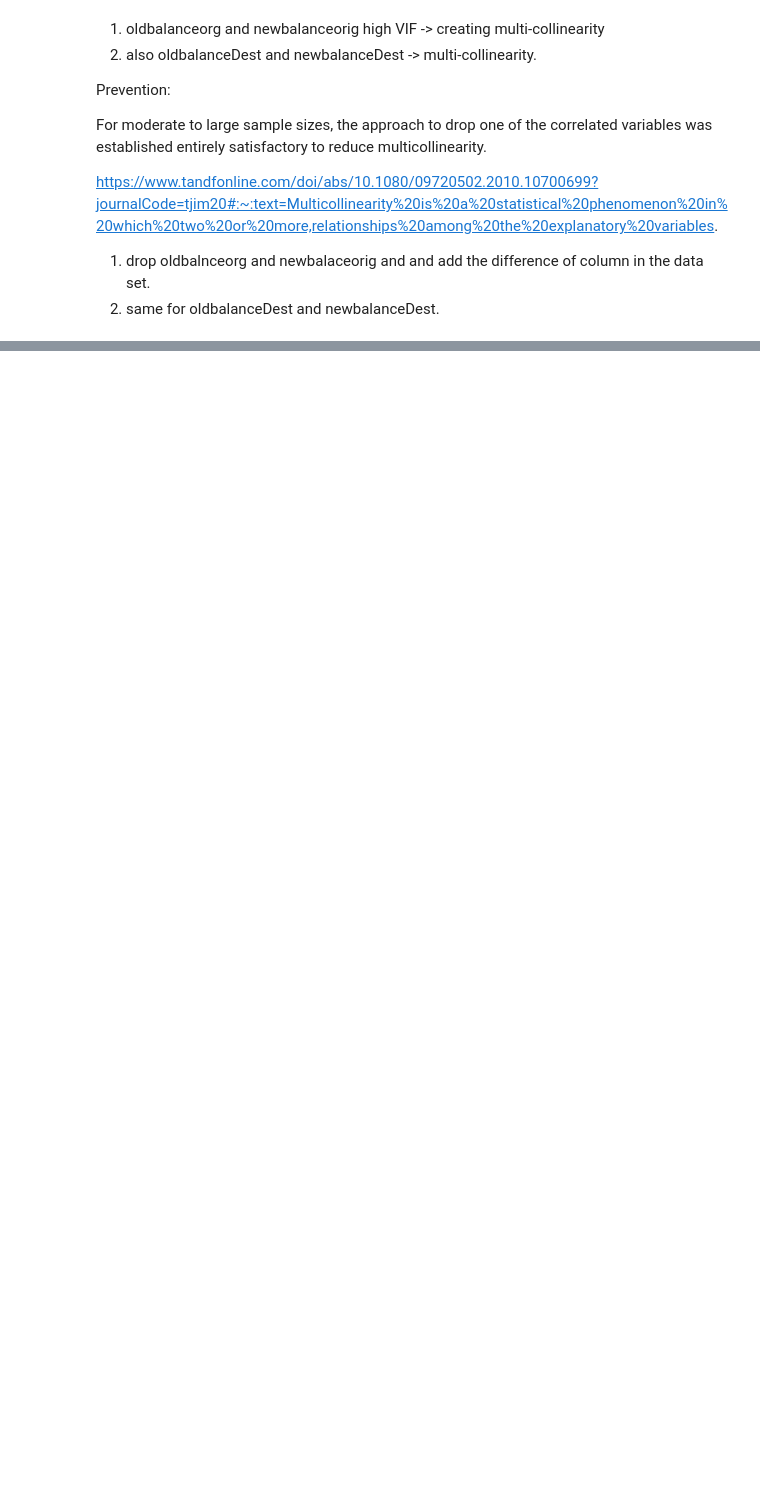
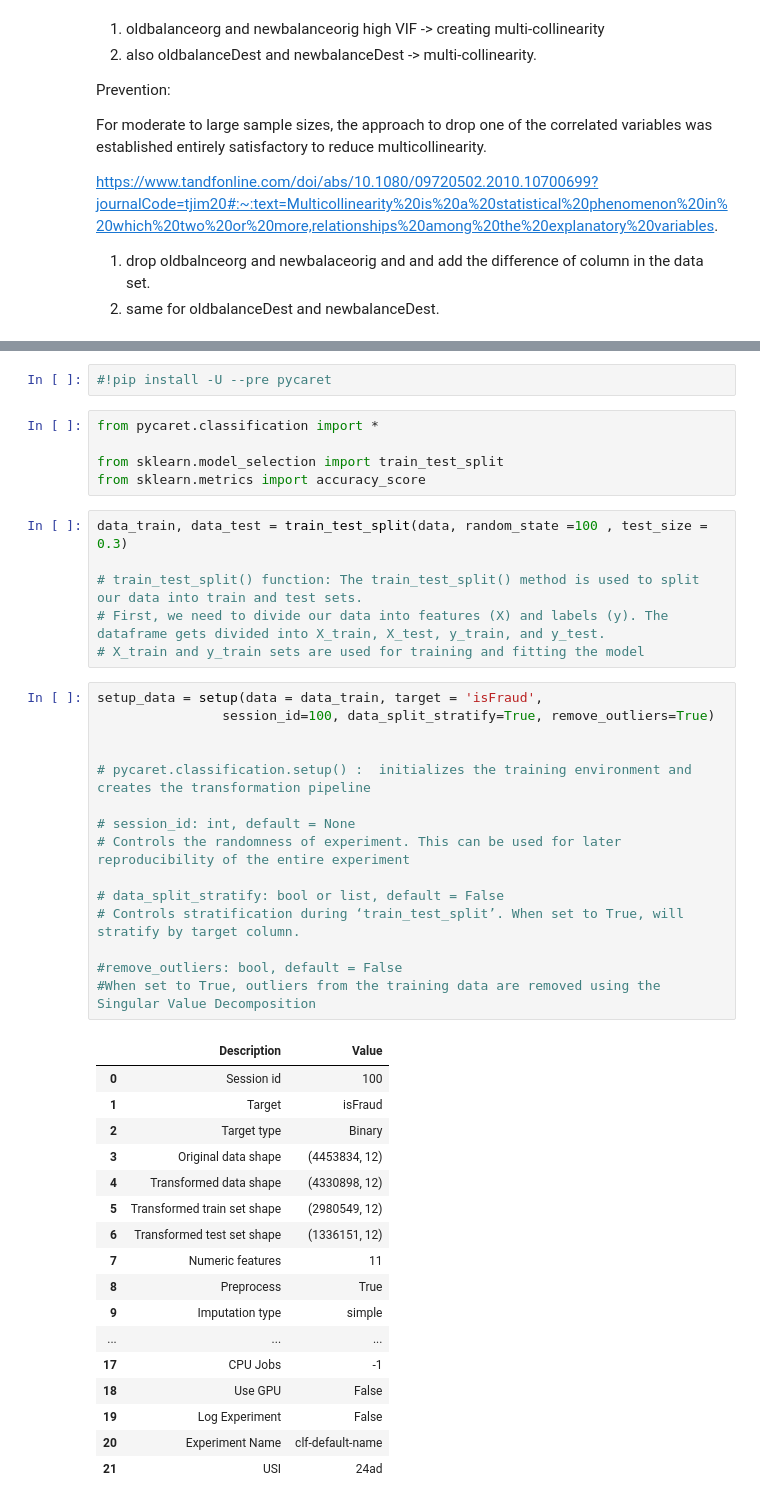
Before and after one commit to TitoTamburini/FDS_Final_Project, a Jupyter notebook: main_last_FDS.ipynb, the cells around one changed output, grey strips where cells are left out. Cells and saved outputs as stored; diff of their text form; blank space fills up the shorter version.

```diff
--- a/main_last_FDS.ipynb
+++ b/main_last_FDS.ipynb
@@ -291,0 +419,46 @@ https://www.tandfonline.com/doi/abs/10.1080/09720502.2010.10700699?journalCode=t
+# %%
+#!pip install -U --pre pycaret
+# %%
+from pycaret.classification import *
+
+from sklearn.model_selection import train_test_split
+from sklearn.metrics import accuracy_score
+# %%
+data_train, data_test = train_test_split(data, random_state =100 , test_size = 0.3)
+
+# train_test_split() function: The train_test_split() method is used to split our data into train and test sets.
+# First, we need to divide our data into features (X) and labels (y). The dataframe gets divided into X_train, X_test, y_train, and y_test.
+# X_train and y_train sets are used for training and fitting the model
+# %%
+setup_data = setup(data = data_train, target = 'isFraud',
+                session_id=100, data_split_stratify=True, remove_outliers=True)
+
+
+# pycaret.classification.setup() :  initializes the training environment and creates the transformation pipeline
+
+# session_id: int, default = None
+# Controls the randomness of experiment. This can be used for later reproducibility of the entire experiment
+
+# data_split_stratify: bool or list, default = False
+# Controls stratification during ‘train_test_split’. When set to True, will stratify by target column.
+
+#remove_outliers: bool, default = False
+#When set to True, outliers from the training data are removed using the Singular Value Decomposition
+# %% [output]
+|  | Description | Value |
+| 0 | Session id | 100 |
+| 1 | Target | isFraud |
+| 2 | Target type | Binary |
+| 3 | Original data shape | (4453834, 12) |
+| 4 | Transformed data shape | (4330898, 12) |
+| 5 | Transformed train set shape | (2980549, 12) |
+| 6 | Transformed test set shape | (1336151, 12) |
+| 7 | Numeric features | 11 |
+| 8 | Preprocess | True |
+| 9 | Imputation type | simple |
+| ... | ... | ... |
+| 17 | CPU Jobs | -1 |
+| 18 | Use GPU | False |
+| 19 | Log Experiment | False |
+| 20 | Experiment Name | clf-default-name |
+| 21 | USI | 24ad |
```
Also changed, not shown: parts of 23 cells of this notebook.
